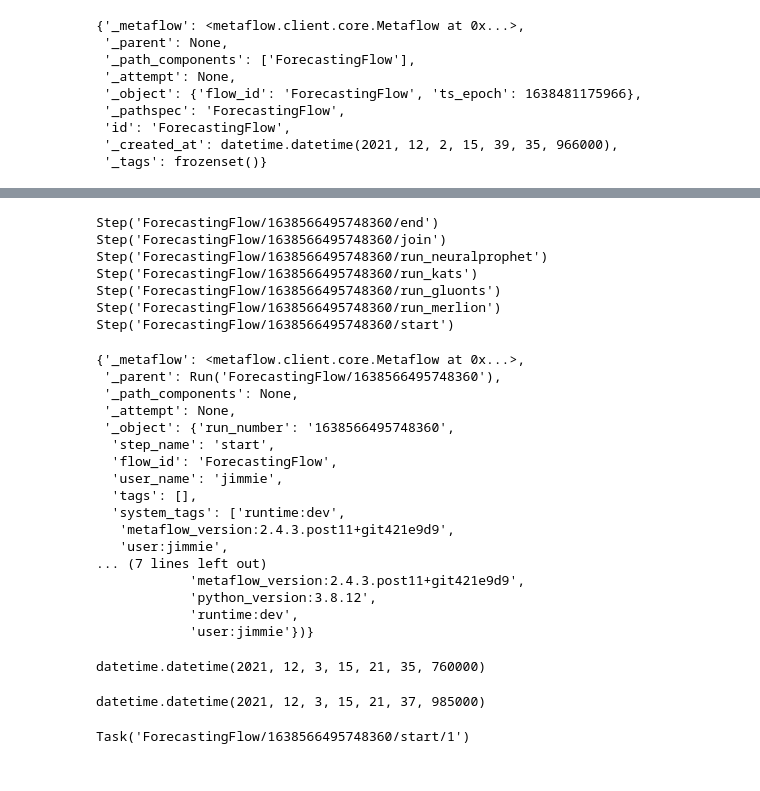
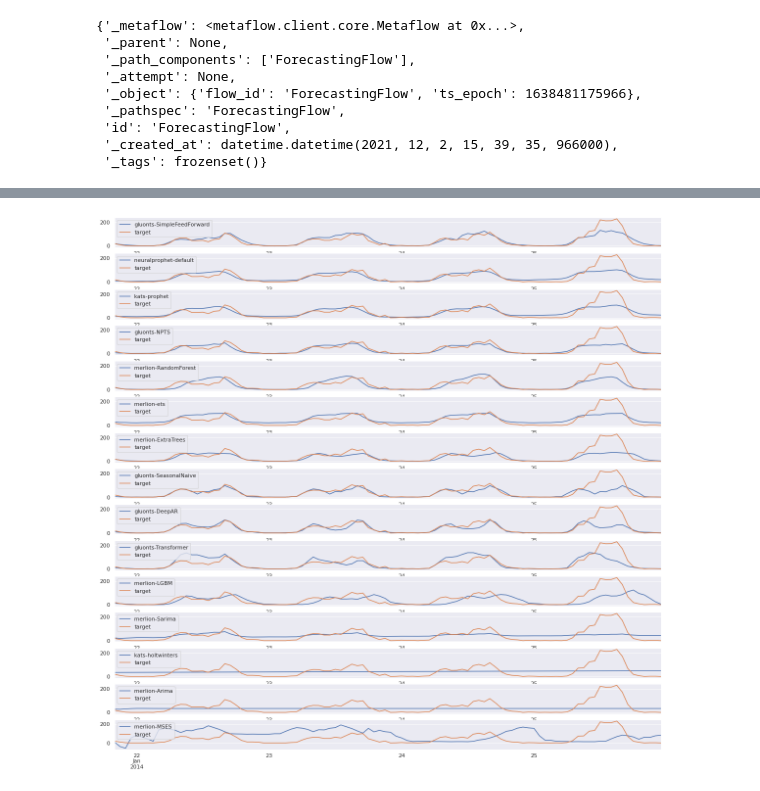
Before and after one commit to jimgoo/metaflow-tabular, a Jupyter notebook: metaflow_tabular/forecasting_flow.ipynb, the cells around one changed output, grey strips where cells are left out. Cells and saved outputs as stored; diff of their text form; code cells hidden in the pictures.

```diff
--- a/metaflow_tabular/forecasting_flow.ipynb
+++ b/metaflow_tabular/forecasting_flow.ipynb
@@ -209,43 +165,0 @@ steps
-# %%
-for s in run.steps():
-    print(s)
-# %% [output]
-Step('ForecastingFlow/1638566495748360/end')
-Step('ForecastingFlow/1638566495748360/join')
-Step('ForecastingFlow/1638566495748360/run_neuralprophet')
-Step('ForecastingFlow/1638566495748360/run_kats')
-Step('ForecastingFlow/1638566495748360/run_gluonts')
-Step('ForecastingFlow/1638566495748360/run_merlion')
-Step('ForecastingFlow/1638566495748360/start')
-# %%
-vars(s)
-# %% [output]
-{'_metaflow': <metaflow.client.core.Metaflow at 0x...>,
- '_parent': Run('ForecastingFlow/1638566495748360'),
- '_path_components': None,
- '_attempt': None,
- '_object': {'run_number': '1638566495748360',
-  'step_name': 'start',
-  'flow_id': 'ForecastingFlow',
-  'user_name': 'jimmie',
-  'tags': [],
-  'system_tags': ['runtime:dev',
-   'metaflow_version:2.4.3.post11+git421e9d9',
-   'user:jimmie',
-... (7 lines left out)
-            'metaflow_version:2.4.3.post11+git421e9d9',
-            'python_version:3.8.12',
-            'runtime:dev',
-            'user:jimmie'})}
-# %%
-s.created_at
-# %% [output]
-datetime.datetime(2021, 12, 3, 15, 21, 35, 760000)
-# %%
-s.finished_at
-# %% [output]
-datetime.datetime(2021, 12, 3, 15, 21, 37, 985000)
-# %%
-s.task
-# %% [output]
-Task('ForecastingFlow/1638566495748360/start/1')
@@ -253,0 +170,7 @@ s.environment_info
+# %%
+fig, axs = plt.subplots(pred.shape[1], 1, figsize=(20,20))
+
+for i in range(pred.shape[1]):
+    pd.concat((pred.loc[:, run.data.rmse.index[i]], true), 1).plot(ax=axs[i])
+# %% [output]
+[figure, added]
```
Also changed, not shown: parts of 25 cells of this notebook, 1 other file.
